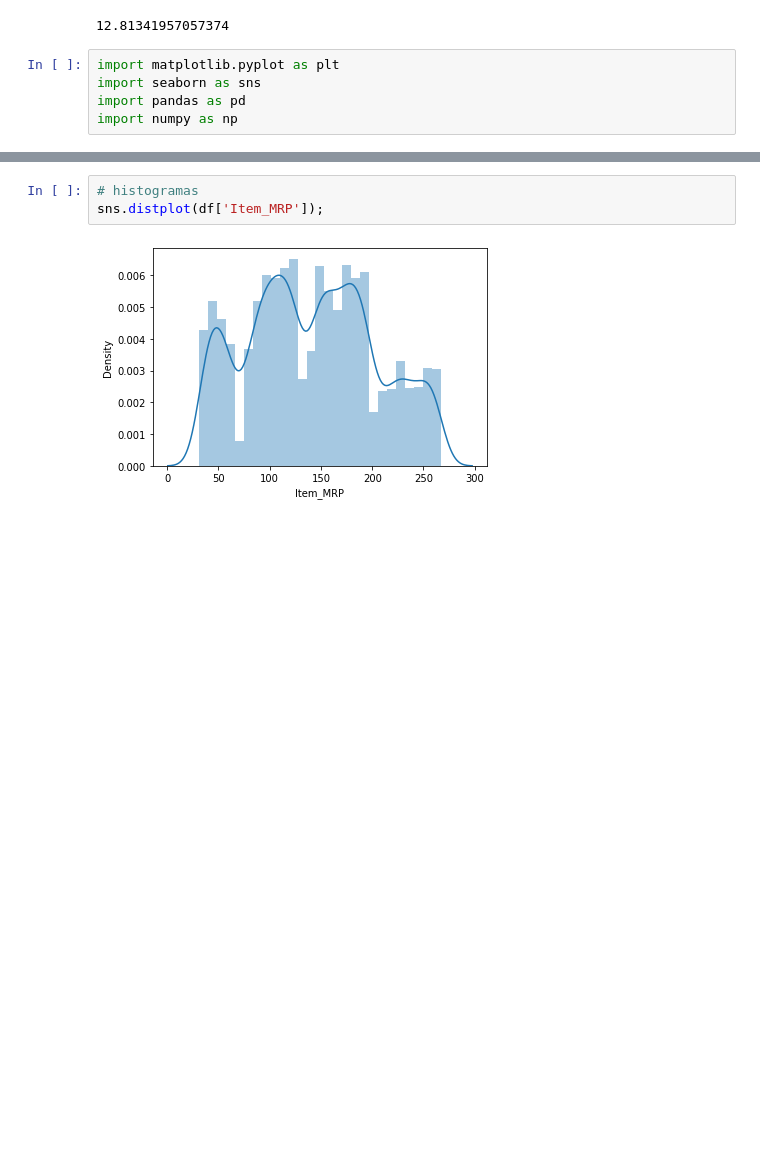
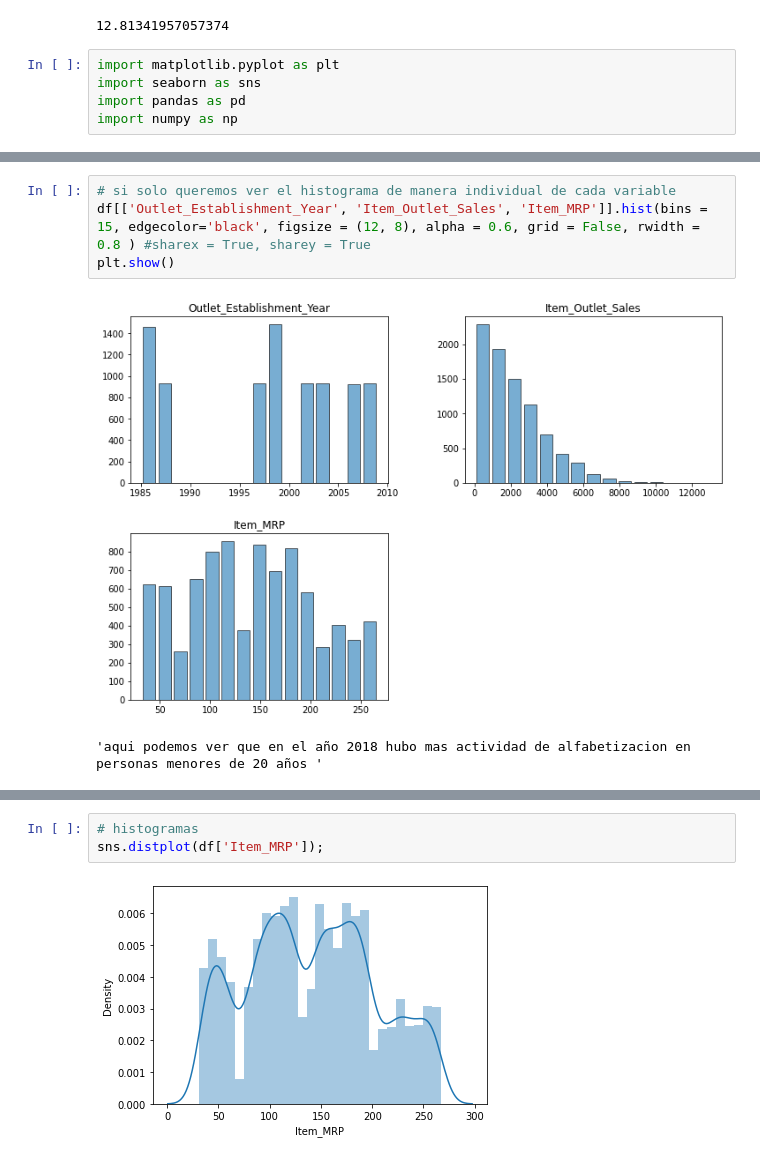
Before and after one commit to cristiank1038/predicciones-ventas-alimenticias, a Jupyter notebook: Actividad_sales_predictions.ipynb, the cells around one changed output, grey strips where cells are left out. Saved outputs shown, nothing was run; the diff lists cells and outputs as text; blank space fills up the shorter version.

```diff
--- a/Actividad_sales_predictions.ipynb
+++ b/Actividad_sales_predictions.ipynb
@@ -325,0 +318,7 @@ plt.suptitle('');
+# %%
+# si solo queremos ver el histograma de manera individual de cada variable
+df[['Outlet_Establishment_Year', 'Item_Outlet_Sales', 'Item_MRP']].hist(bins = 15, edgecolor='black', figsize = (12, 8), alpha = 0.6, grid = False, rwidth = 0.8 ) #sharex = True, sharey = True
+plt.show()
+# %% [output]
+[figure, added]
+'aqui podemos ver que en el año 2018 hubo mas actividad de alfabetizacion en personas menores de 20 años '
```
Also changed, not shown: parts of 21 cells of this notebook.
